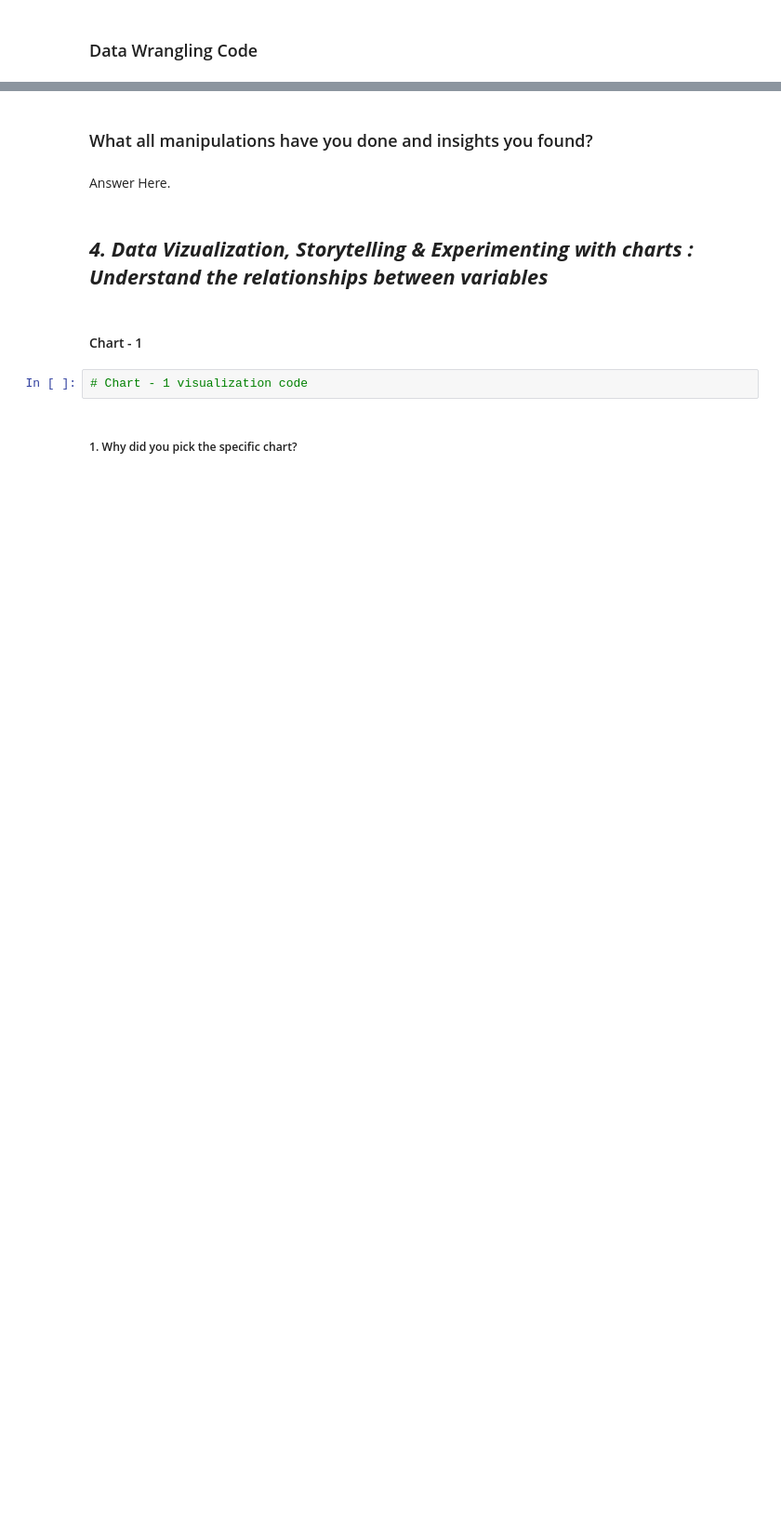
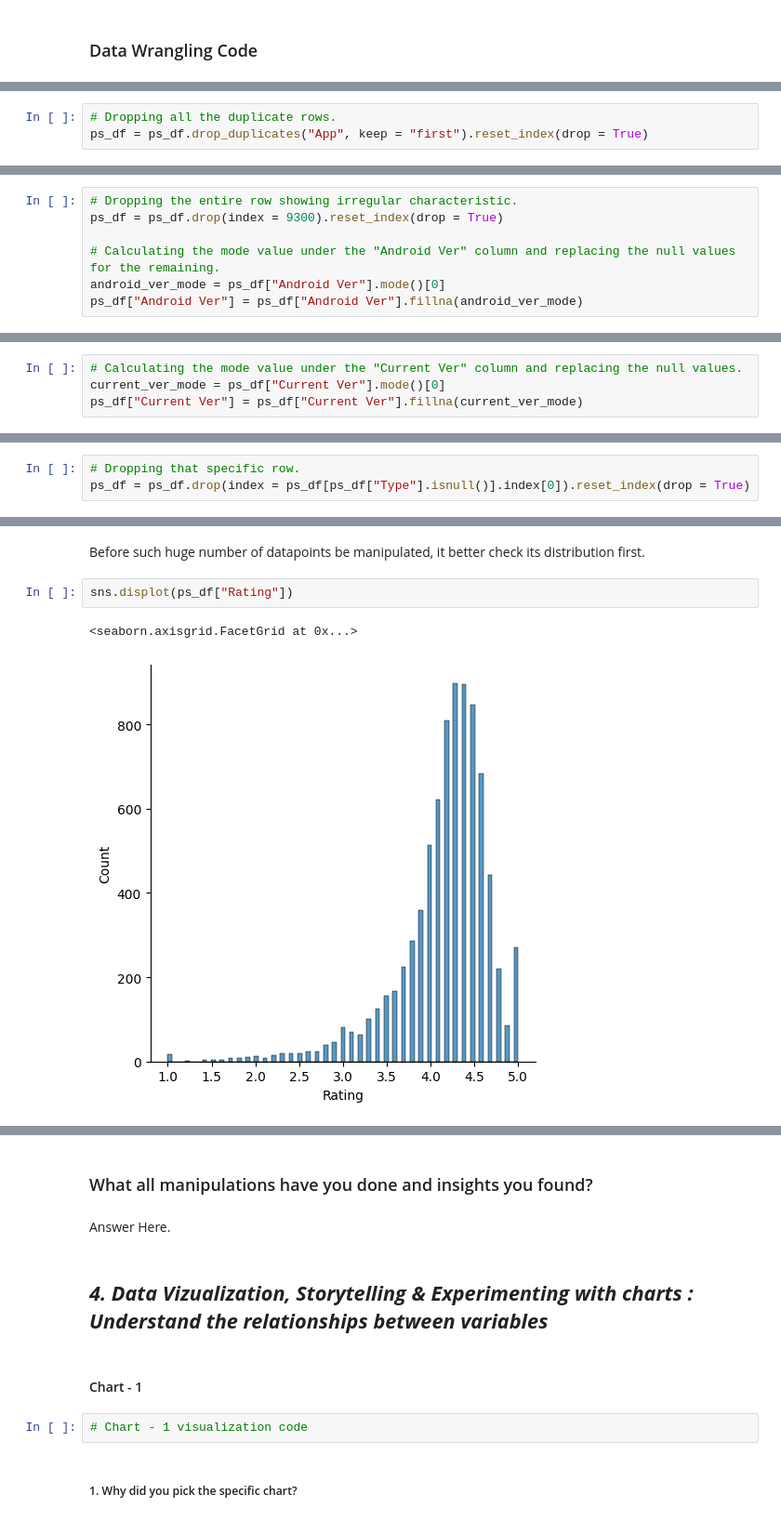
Before and after one commit to dipankarsahu1000/Play-Store-App-Review-Analysis, a Jupyter notebook: Play_Store_App_Review_Analysis.ipynb, the cells around one changed output, grey strips where cells are left out. Shown: that part at 93% size. Cells and saved outputs as stored; diff of their text form; blank space fills up the shorter version.

```diff
--- a/Play_Store_App_Review_Analysis.ipynb
+++ b/Play_Store_App_Review_Analysis.ipynb
@@ -455,0 +461,3 @@ The unique values for each the column in the User Reviews dataset:
+# %%
+# Dropping all the duplicate rows.
+ps_df = ps_df.drop_duplicates("App", keep = "first").reset_index(drop = True)
@@ -455,0 +511,7 @@ The unique values for each the column in the User Reviews dataset:
+# %%
+# Dropping the entire row showing irregular characteristic.
+ps_df = ps_df.drop(index = 9300).reset_index(drop = True)
+
+# Calculating the mode value under the "Android Ver" column and replacing the null values for the remaining.
+android_ver_mode = ps_df["Android Ver"].mode()[0]
+ps_df["Android Ver"] = ps_df["Android Ver"].fillna(android_ver_mode)
@@ -455,0 +541,4 @@ The unique values for each the column in the User Reviews dataset:
+# %%
+# Calculating the mode value under the "Current Ver" column and replacing the null values.
+current_ver_mode = ps_df["Current Ver"].mode()[0]
+ps_df["Current Ver"] = ps_df["Current Ver"].fillna(current_ver_mode)
@@ -455,0 +555,3 @@ The unique values for each the column in the User Reviews dataset:
+# %%
+# Dropping that specific row.
+ps_df = ps_df.drop(index = ps_df[ps_df["Type"].isnull()].index[0]).reset_index(drop = True)
@@ -455,0 +600,7 @@ The unique values for each the column in the User Reviews dataset:
+# %% [markdown]
+Before such huge number of datapoints be manipulated, it better check its distribution first.
+# %%
+sns.displot(ps_df["Rating"])
+# %% [output]
+<seaborn.axisgrid.FacetGrid at 0x...>
+[figure, added]
```
Also changed, not shown: parts of 44 cells of this notebook.
